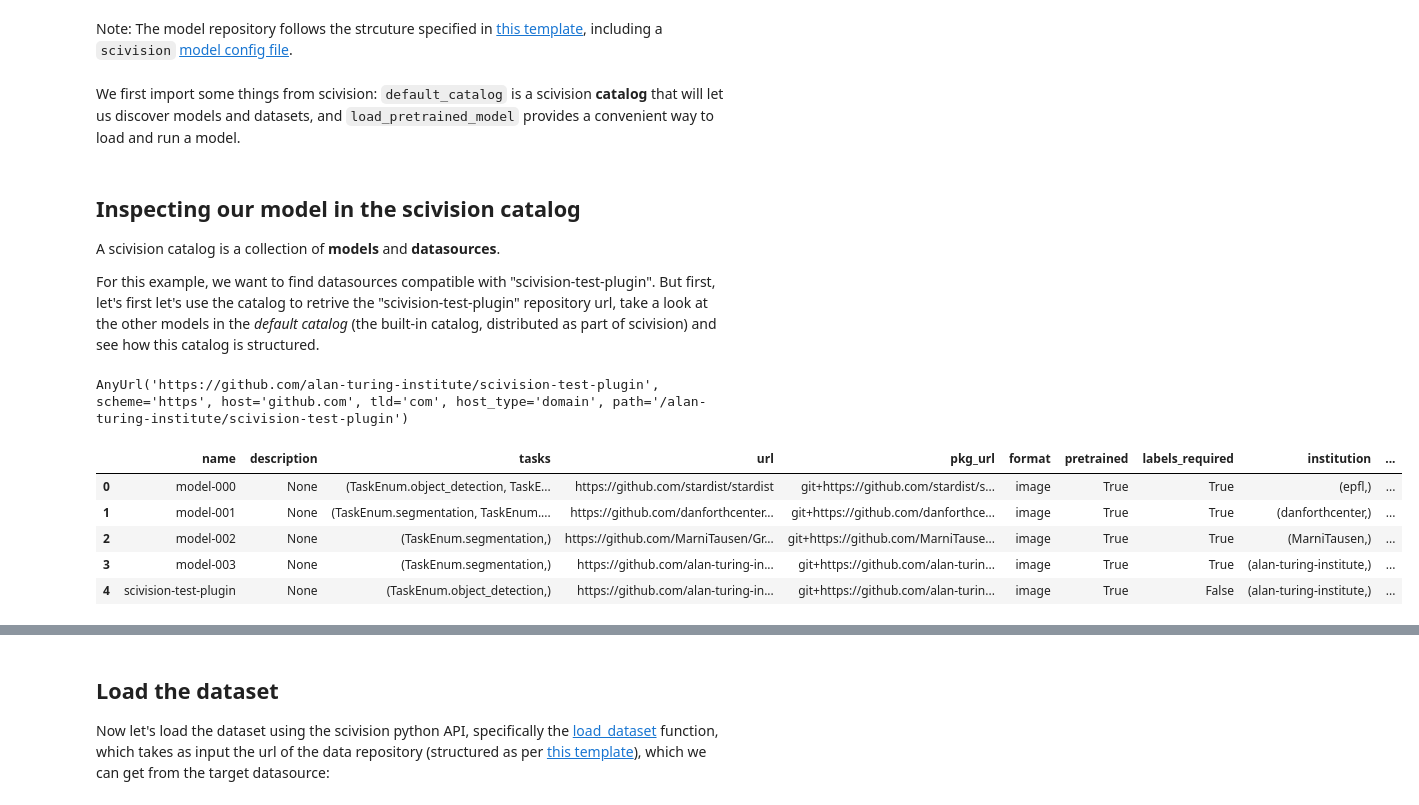
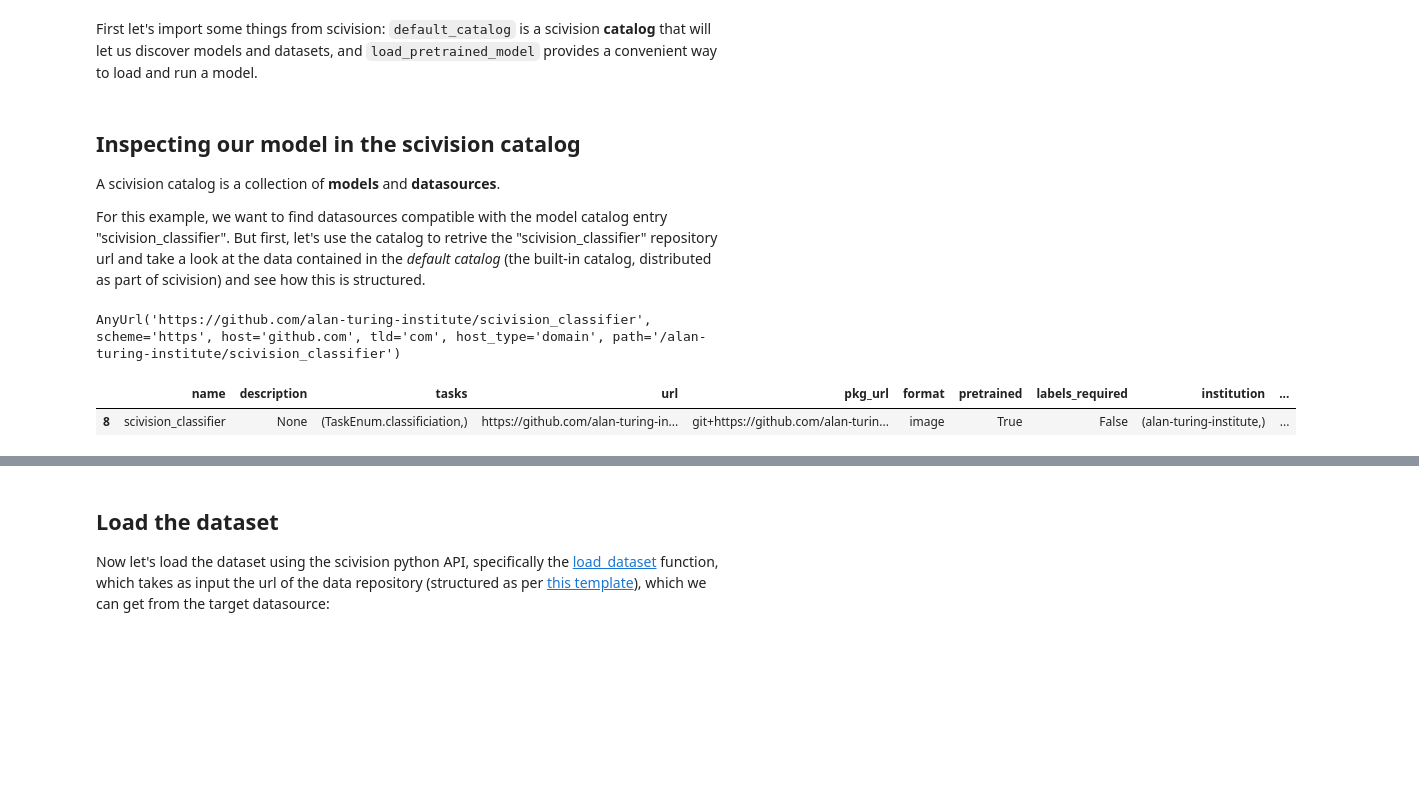
Before and after one commit to alan-turing-institute/scivision, a Jupyter notebook: examples/scivision-core-functionality.ipynb, the cells around one changed output, grey strips where cells are left out. Drawn from its saved outputs; the diff is of its cells as text; code cells hidden in the pictures; blank space fills up the shorter version.

```diff
--- a/examples/scivision-core-functionality.ipynb
+++ b/examples/scivision-core-functionality.ipynb
@@ -9,7 +10,5 @@ In this notebook, we will:
-# %% [markdown]
-Note: The model repository follows the strcuture specified in [this template](https://scivision.readthedocs.io/en/latest/model_repository_template.html), including a `scivision` [model config file](https://github.com/alan-turing-institute/scivision-test-plugin/blob/main/.scivision/model.yml).
 # %% [markdown]
-We first import some things from scivision: `default_catalog` is a scivision **catalog** that will let us discover models and datasets, and `load_pretrained_model` provides a convenient way to load and run a model.
+First let's import some things from scivision: `default_catalog` is a scivision **catalog** that will let us discover models and datasets, and `load_pretrained_model` provides a convenient way to load and run a model.
 # %%
 from scivision import default_catalog, load_pretrained_model
 # %% [markdown]
@@ -17,21 +16,17 @@ from scivision import default_catalog, load_pretrained_model
 
 A scivision catalog is a collection of **models** and **datasources**.
 
-For this example, we want to find datasources compatible with "scivision-test-plugin".  But first, let's first let's use the catalog to retrive the "scivision-test-plugin" repository url, take a look at the other models in the *default catalog* (the built-in catalog, distributed as part of scivision) and see how this catalog is structured.
+For this example, we want to find datasources compatible with the model catalog entry "scivision_classifier".  But first, let's use the catalog to retrive the "scivision_classifier" repository url and take a look at the data contained in the *default catalog* (the built-in catalog, distributed as part of scivision) and see how this is structured.
 # %%
 # Get the model repo url
 models_catalog = default_catalog.models.to_dataframe()
-stp_repo = models_catalog[models_catalog.name == "scivision-test-plugin"].url.item()
-stp_repo # Why not paste the repo link into your browser and see how it looks?
+model_repo = models_catalog[models_catalog.name == "scivision_classifier"].url.item()
+model_repo # Why not paste the repo link into your browser and see how it looks?
 # %% [output]
-AnyUrl('https://github.com/alan-turing-institute/scivision-test-plugin', scheme='https', host='github.com', tld='com', host_type='domain', path='/alan-turing-institute/scivision-test-plugin')
+AnyUrl('https://github.com/alan-turing-institute/scivision_classifier', scheme='https', host='github.com', tld='com', host_type='domain', path='/alan-turing-institute/scivision_classifier')
 # %%
-# Inspecting models in the default catalog
-default_catalog.models.to_dataframe().head()
+# Inspecting model entry and its metadata in the default catalog
+models_catalog[models_catalog.name == "scivision_classifier"]
 # %% [output]
 |  | name | description | tasks | url | pkg_url | format | pretrained | labels_required | institution | ... |
-| 0 | model-000 | None | (TaskEnum.object_detection, TaskE... | https://github.com/stardist/stardist | git+https://github.com/stardist/s... | image | True | True | (epfl,) | ... |
-| 1 | model-001 | None | (TaskEnum.segmentation, TaskEnum.... | https://github.com/danforthcenter... | git+https://github.com/danforthce... | image | True | True | (danforthcenter,) | ... |
-| 2 | model-002 | None | (TaskEnum.segmentation,) | https://github.com/MarniTausen/Gr... | git+https://github.com/MarniTause... | image | True | True | (MarniTausen,) | ... |
-| 3 | model-003 | None | (TaskEnum.segmentation,) | https://github.com/alan-turing-in... | git+https://github.com/alan-turin... | image | True | True | (alan-turing-institute,) | ... |
-| 4 | scivision-test-plugin | None | (TaskEnum.object_detection,) | https://github.com/alan-turing-in... | git+https://github.com/alan-turin... | image | True | False | (alan-turing-institute,) | ... |
+| 8 | scivision_classifier | None | (TaskEnum.classificiation,) | https://github.com/alan-turing-in... | git+https://github.com/alan-turin... | image | True | False | (alan-turing-institute,) | ... |
```
Also changed, not shown: parts of 22 cells of this notebook, 4 other files.
